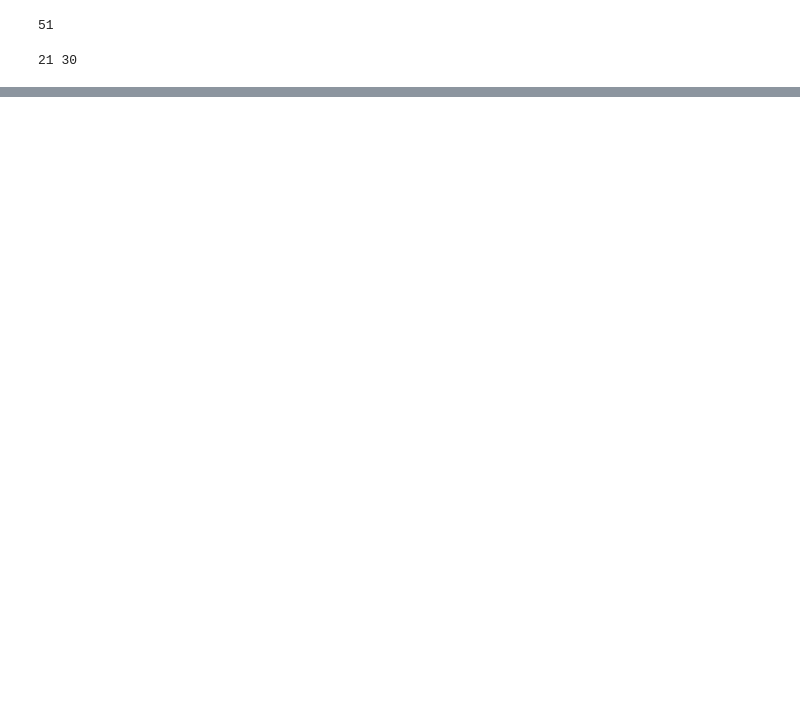
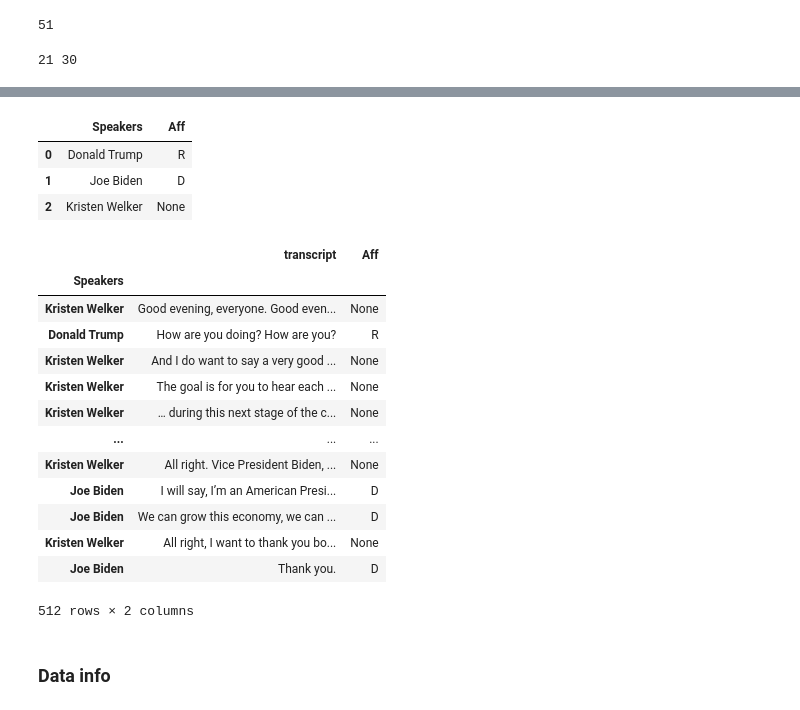
Before and after one commit to Data-Science-for-Linguists-2021/PoliticalRhetoric-analysis, a Jupyter notebook: dataplan.ipynb, the cells around one changed output, grey strips where cells are left out. Saved outputs shown, nothing was run; the diff lists cells and outputs as text; code cells hidden in the pictures; blank space fills up the shorter version.

```diff
--- a/dataplan.ipynb
+++ b/dataplan.ipynb
@@ -150,0 +268,40 @@ harris = [x.strip('\n</p>') for x in harris.values]
+# %%
+#Putting political affiliations on the debate speakers
+trumpaff = pd.DataFrame({'Speakers': welkerdebate[welkerdebate.Speakers == 'Donald Trump'].Speakers, 'Aff':'R'})
+bidenaff = pd.DataFrame({'Speakers': welkerdebate[welkerdebate.Speakers == 'Joe Biden'].Speakers, 'Aff':'D'})
+welkeraff = pd.DataFrame({'Speakers' : welkerdebate[welkerdebate.Speakers == 'Kristen Welker'].Speakers, 'Aff':'None'})
+
+#dropping duplicates
+trumpaff = trumpaff.drop_duplicates(keep='first')
+bidenaff = bidenaff.drop_duplicates(keep='first')
+welkeraff = welkeraff.drop_duplicates(keep='first')
+
+#all of the affiliations (keeping susan neutral)
+allaff = pd.merge(trumpaff, bidenaff, how='outer')
+allaff1 = allaff.merge(welkeraff, how='outer')
+allaff1
+# %% [output]
+|  | Speakers | Aff |
+| 0 | Donald Trump | R |
+| 1 | Joe Biden | D |
+| 2 | Kristen Welker | None |
+# %%
+debatewelker = pd.merge(welkerdebate, allaff1, how='left')
+debatewelker = debatewelker.set_index('Speakers')
+# %%
+debatewelker
+# %% [output]
+|  | transcript | Aff |
+| Speakers |  |  |
+| Kristen Welker | Good evening, everyone. Good even... | None |
+| Donald Trump | How are you doing? How are you? | R |
+| Kristen Welker | And I do want to say a very good ... | None |
+| Kristen Welker | The goal is for you to hear each ... | None |
+| Kristen Welker | … during this next stage of the c... | None |
+| ... | ... | ... |
+| Kristen Welker | All right. Vice President Biden, ... | None |
+| Joe Biden | I will say, I’m an American Presi... | D |
+| Joe Biden | We can grow this economy, we can ... | D |
+| Kristen Welker | All right, I want to thank you bo... | None |
+| Joe Biden | Thank you. | D |
+512 rows × 2 columns
@@ -150,0 +310,2 @@ harris = [x.strip('\n</p>') for x in harris.values]
+# %% [markdown]
+### Data info
```
Also changed, not shown: parts of 29 cells of this notebook.
